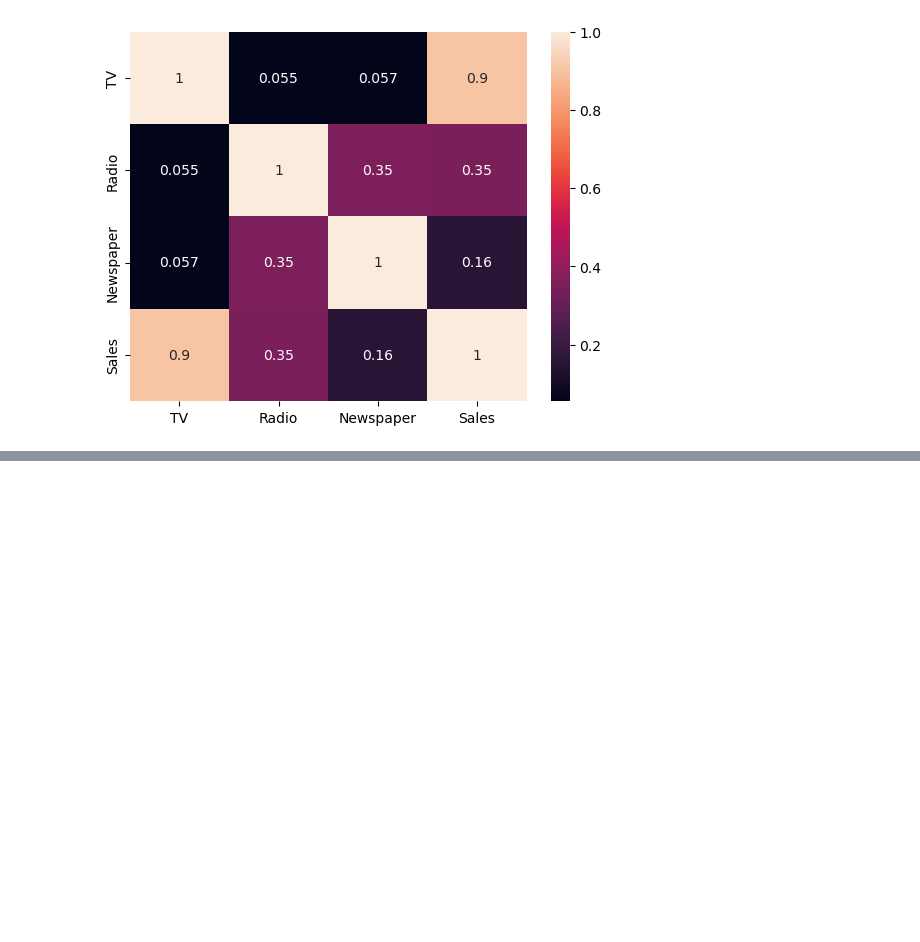
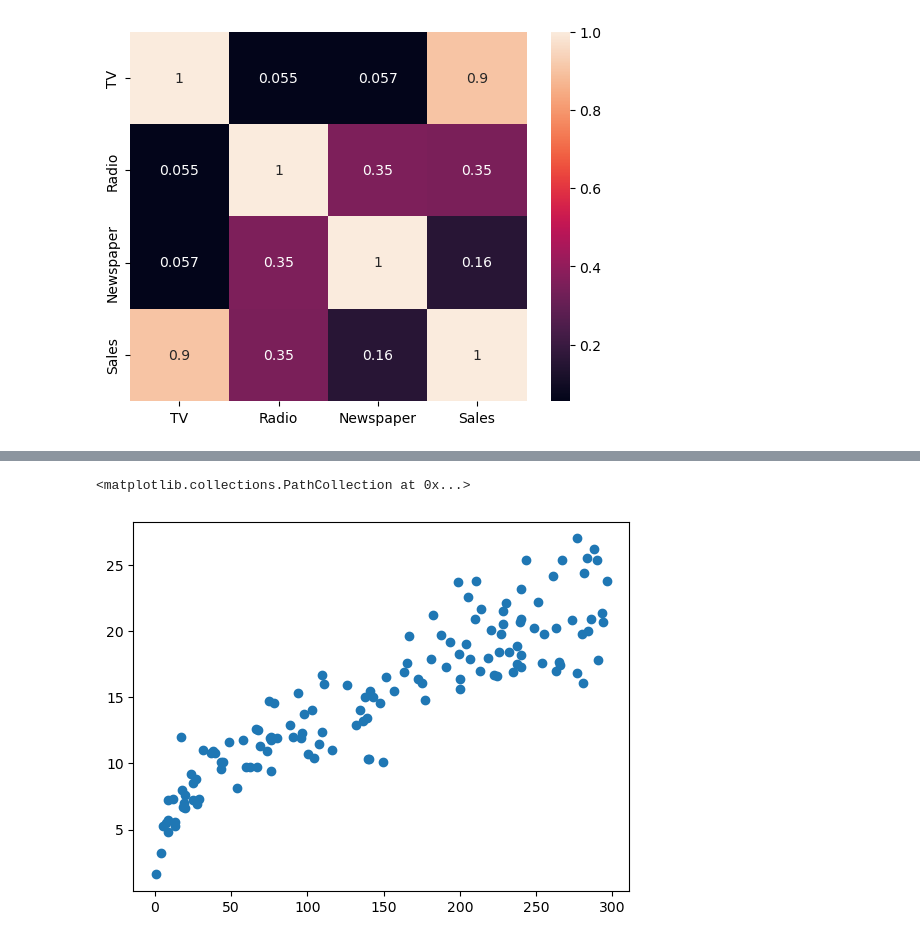
Before and after one commit to sachinmahale/simple-linear-regression, a Jupyter notebook: Simple-Linear-Regression-python.ipynb, the cells around one changed output, grey strips where cells are left out. Cells and saved outputs as stored; diff of their text form; code cells hidden in the pictures; blank space fills up the shorter version.

```diff
--- a/Simple-Linear-Regression-python.ipynb
+++ b/Simple-Linear-Regression-python.ipynb
@@ -79,0 +110,4 @@ sns.heatmap(advertising.corr(), annot=True)
+# %%
+# create x and y
+X = advertising['TV']
+y = advertising['Sales']
@@ -79,0 +121,3 @@ sns.heatmap(advertising.corr(), annot=True)
+# %%
+# train-test split
+X_train, X_test, y_train, y_test = train_test_split(X,y, train_size=0.70, random_state=100)
@@ -79,0 +179,5 @@ sns.heatmap(advertising.corr(), annot=True)
+# %%
+plt.scatter(X_train, y_train)
+# %% [output]
+<matplotlib.collections.PathCollection at 0x...>
+[figure, added]
```
Also changed, not shown: parts of 12 cells of this notebook.
